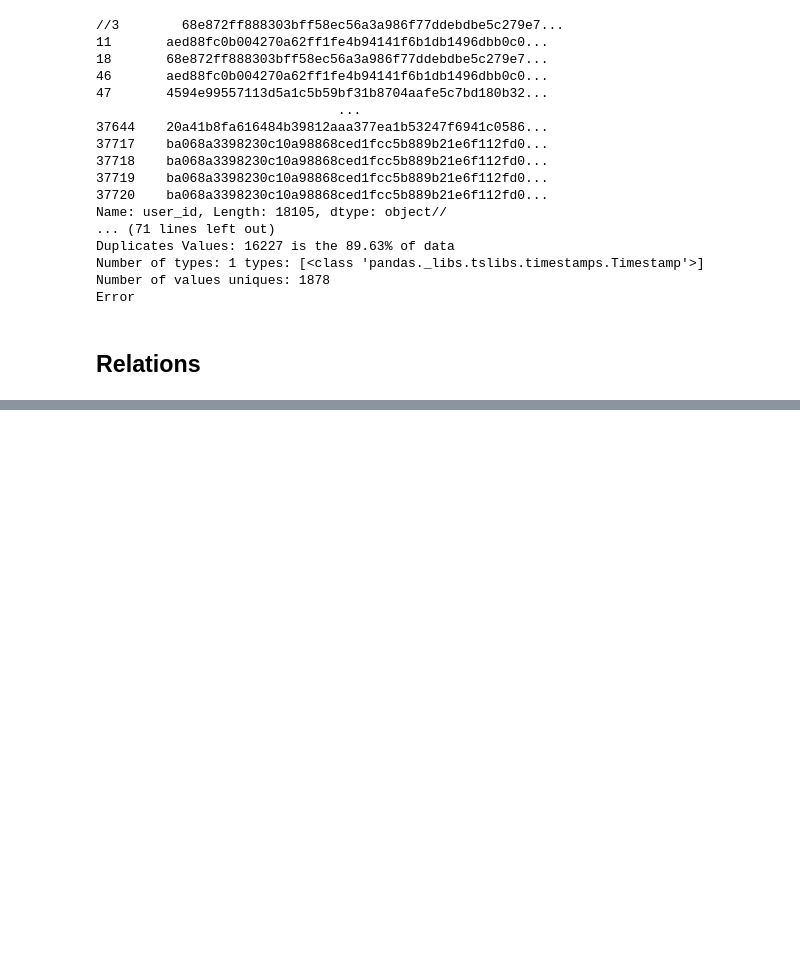
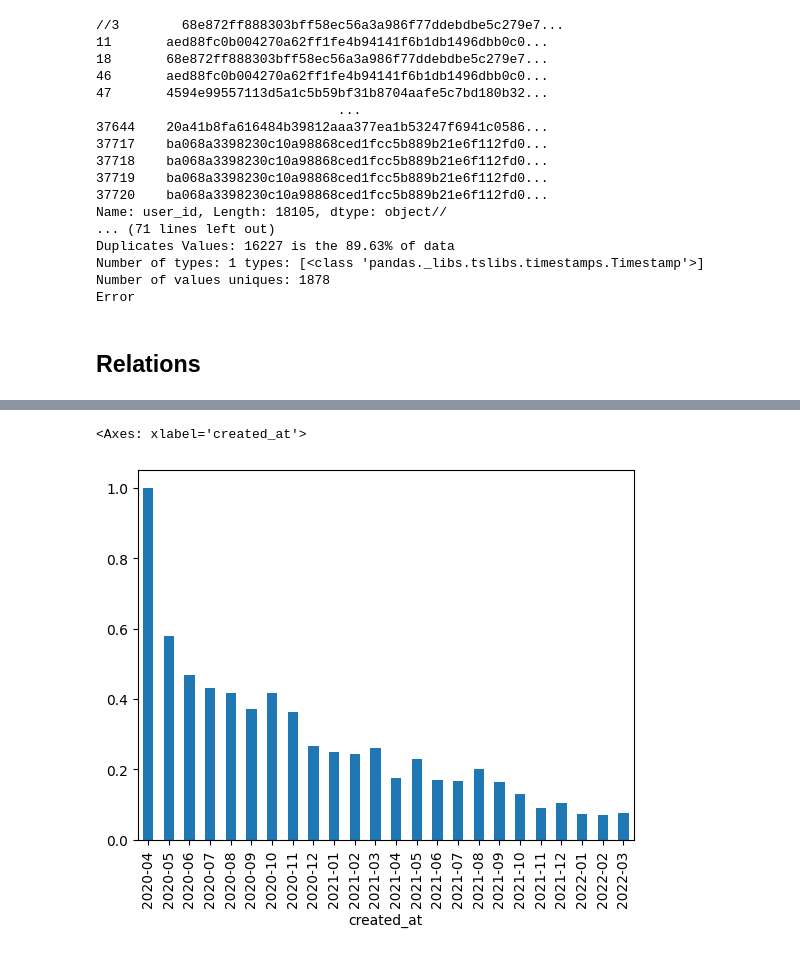
Before and after one commit to MaickMos/zrive-ds, a Jupyter notebook: src/module_2/Understanding_problem_space.ipynb, the cells around one changed output, grey strips where cells are left out. Drawn from its saved outputs; the diff is of its cells as text; code cells hidden in the pictures; blank space fills up the shorter version.

```diff
--- a/src/module_2/Understanding_problem_space.ipynb
+++ b/src/module_2/Understanding_problem_space.ipynb
@@ -500,5 +376,0 @@ inventory = inventory.merge(n_purchased, on="variant_id",how="inner")
-# %%
-#relation_buy_vs_abandoned: productos que casi siempre son comprados y nunca abandonados
-inventory["relation_buy_vs_abandoned"] = (inventory["n_purchased"]/(inventory["n_purchased"]+inventory["n_abandoned"]))
-relation_buy_vs_abandoned = inventory.sort_values(by="relation_buy_vs_abandoned",ascending=False)
-relation_buy_vs_abandoned
@@ -549,0 +439,5 @@ percentage_more_than_one_baby
+# %%
+#relation_buy_vs_abandoned: products almost always are purchased and almost never abandoned
+inventory["relation_buy_vs_abandoned"] = (inventory["n_purchased"]/(inventory["n_purchased"]+inventory["n_abandoned"]))*100
+relation_buy_vs_abandoned = inventory.sort_values(by="relation_buy_vs_abandoned",ascending=False)
+relation_buy_vs_abandoned[["product_type","relation_buy_vs_abandoned","price","compare_at_price","vendor"]]
@@ -549,0 +502,4 @@ percentage_more_than_one_baby
+# %%
+#13
+regulars_df = regulars.merge(inventory, on="variant_id",how="left")
+regulars_df.head()
@@ -549,0 +513,6 @@ percentage_more_than_one_baby
+# %%
+#13
+regulars_df.groupby(regulars_df.created_at.dt.to_period("M"))["price"].apply(lambda x: x.isna().sum() / len(x)).plot(kind="bar")
+# %% [output]
+<Axes: xlabel='created_at'>
+[figure, added]
```
Also changed, not shown: parts of 64 cells of this notebook.
